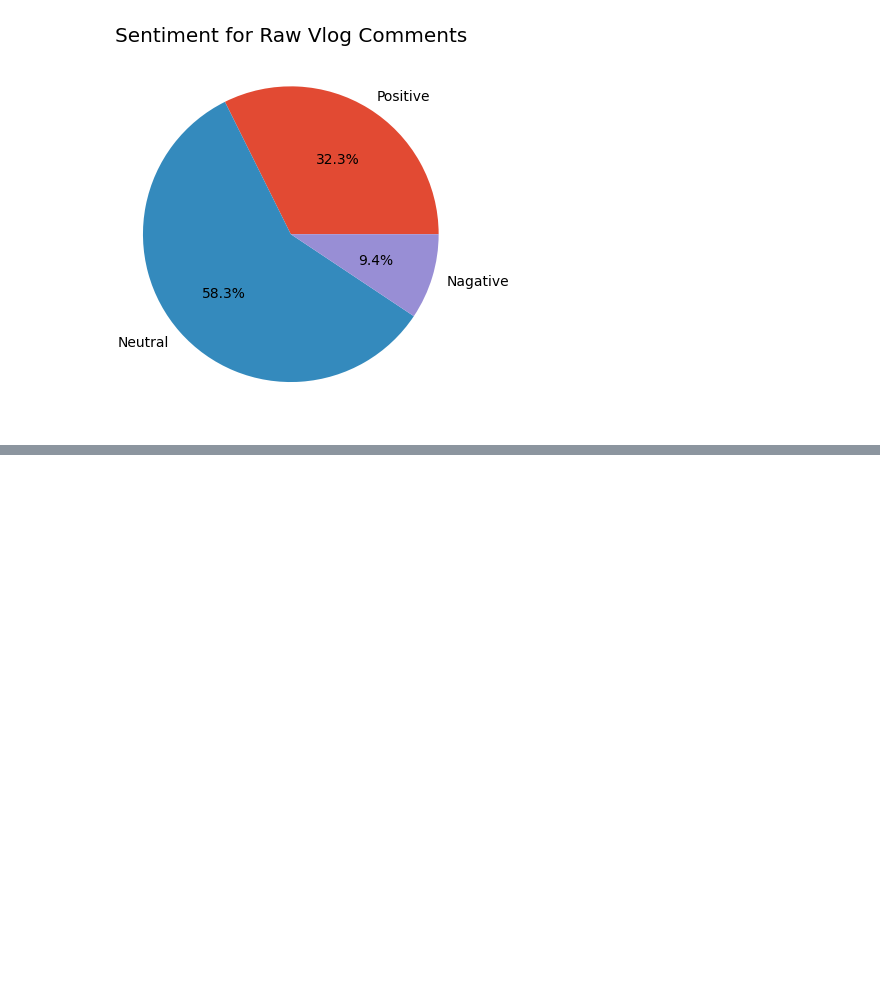
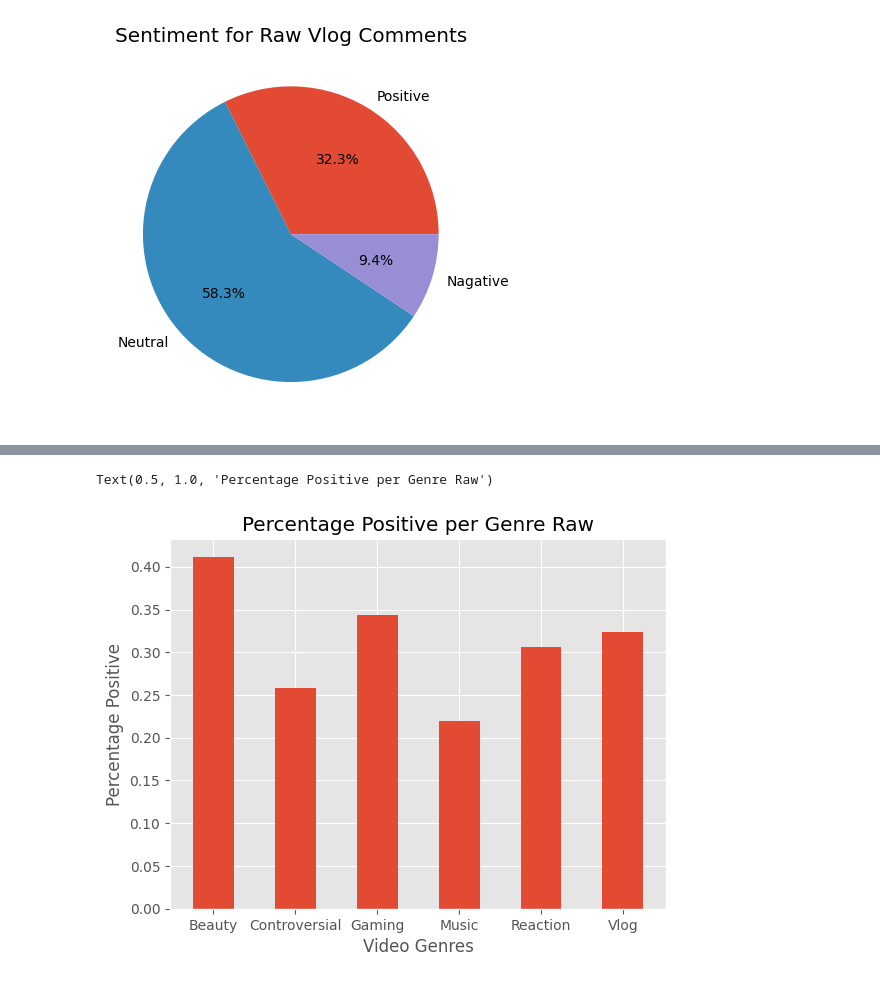
Before and after one commit to fahigley/YT_Sentiment_Analysis, a Jupyter notebook: code/sentiment_analysis.ipynb, the cells around one changed output, grey strips where cells are left out. Drawn from its saved outputs; the diff is of its cells as text; code cells hidden in the pictures; blank space fills up the shorter version.

```diff
--- a/code/sentiment_analysis.ipynb
+++ b/code/sentiment_analysis.ipynb
@@ -272,0 +305,17 @@ Text(0.5, 1.0, 'Sentiment for Raw Vlog Comments')
+# %%
+raw_pos  = [beauty_sent_totals_raw[0] / sum(beauty_sent_totals_raw),
+              controversial_sent_totals_raw[0] / sum(controversial_sent_totals_raw),
+              gaming_sent_totals_raw[0] / sum(gaming_sent_totals_raw),
+              music_sent_totals_raw[0] / sum(music_sent_totals_raw),
+              reaction_sent_totals_raw[0] / sum(reaction_sent_totals_raw),
+              vlog_sent_totals_raw[0] / sum(vlog_sent_totals_raw)]
+
+label = ['Beauty', 'Controversial', 'Gaming', 'Music', 'Reaction', 'Vlog']
+
+plt.bar(label, raw_pos, width=0.5 )
+plt.xlabel('Video Genres')
+plt.ylabel('Percentage Positive')
+plt.title('Percentage Positive per Genre Raw')
+# %% [output]
+Text(0.5, 1.0, 'Percentage Positive per Genre Raw')
+[figure, added]
```
Also changed, not shown: parts of 6 cells of this notebook.
